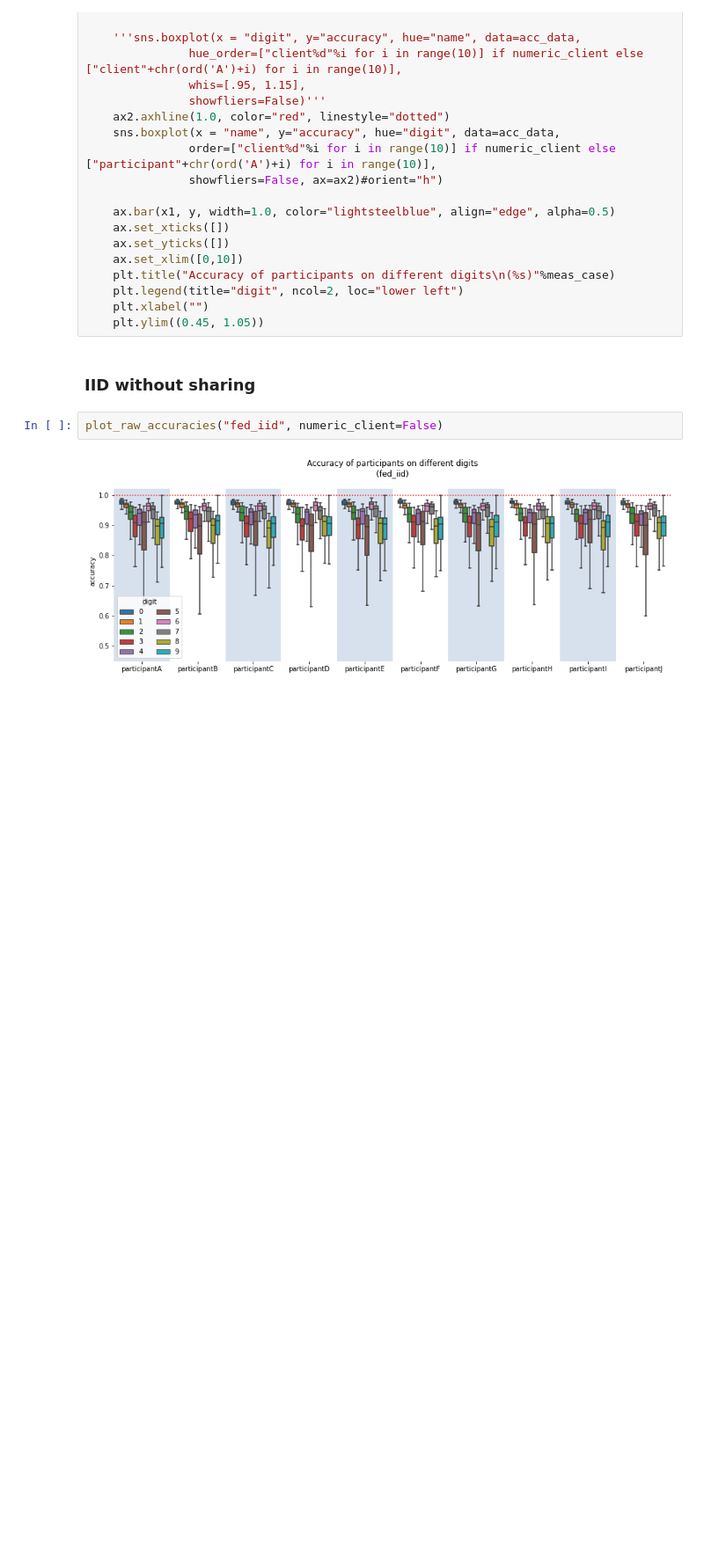
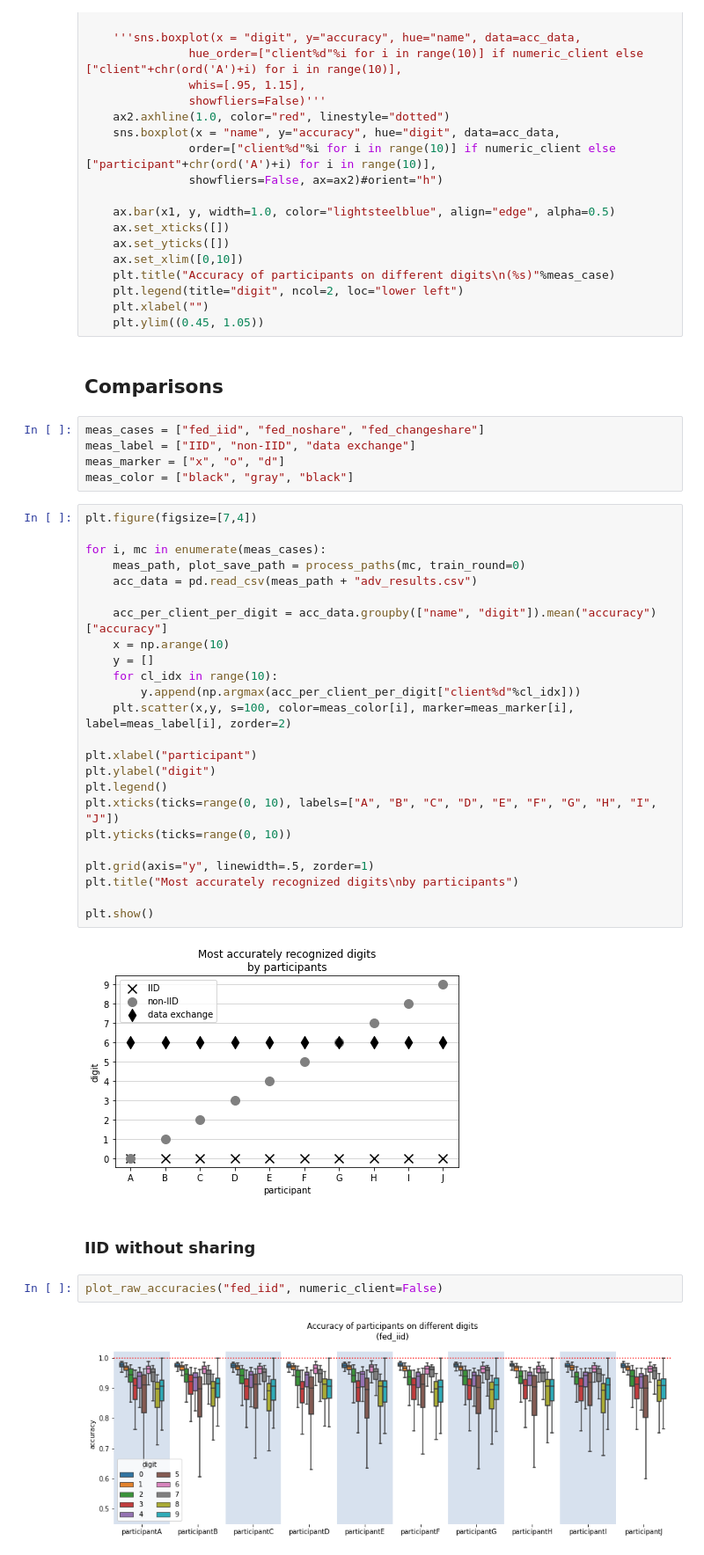
Before and after one commit to alelevente/FeLeSh, a Jupyter notebook: src/3_evaluation/adversarial_performance.ipynb, the cells around one changed output. Shown at 88% size. Drawn from its saved outputs; the diff is of its cells as text; blank space fills up the shorter version.

```diff
--- a/src/3_evaluation/adversarial_performance.ipynb
+++ b/src/3_evaluation/adversarial_performance.ipynb
@@ -61,6 +61,39 @@ def plot_raw_accuracies(meas_case, train_round=0, numeric_client=True):
     plt.legend(title="digit", ncol=2, loc="lower left")
     plt.xlabel("")
     plt.ylim((0.45, 1.05))
+# %% [markdown]
+## **Comparisons**
+# %%
+meas_cases = ["fed_iid", "fed_noshare", "fed_changeshare"]
+meas_label = ["IID", "non-IID", "data exchange"]
+meas_marker = ["x", "o", "d"]
+meas_color = ["black", "gray", "black"]
+# %%
+plt.figure(figsize=[7,4])
+
+for i, mc in enumerate(meas_cases):
+    meas_path, plot_save_path = process_paths(mc, train_round=0)
+    acc_data = pd.read_csv(meas_path + "adv_results.csv")
+
+    acc_per_client_per_digit = acc_data.groupby(["name", "digit"]).mean("accuracy")["accuracy"]
+    x = np.arange(10)
+    y = []
+    for cl_idx in range(10):
+        y.append(np.argmax(acc_per_client_per_digit["client%d"%cl_idx]))
+    plt.scatter(x,y, s=100, color=meas_color[i], marker=meas_marker[i], label=meas_label[i], zorder=2)
+
+plt.xlabel("participant")
+plt.ylabel("digit")
+plt.legend()
+plt.xticks(ticks=range(0, 10), labels=["A", "B", "C", "D", "E", "F", "G", "H", "I", "J"])
+plt.yticks(ticks=range(0, 10))
+
+plt.grid(axis="y", linewidth=.5, zorder=1)
+plt.title("Most accurately recognized digits\nby participants")
+
+plt.show()
+# %% [output]
+[figure, added]
 # %% [markdown]
 ### IID without sharing
 # %%
```
Also changed, not shown: 1 other file.
